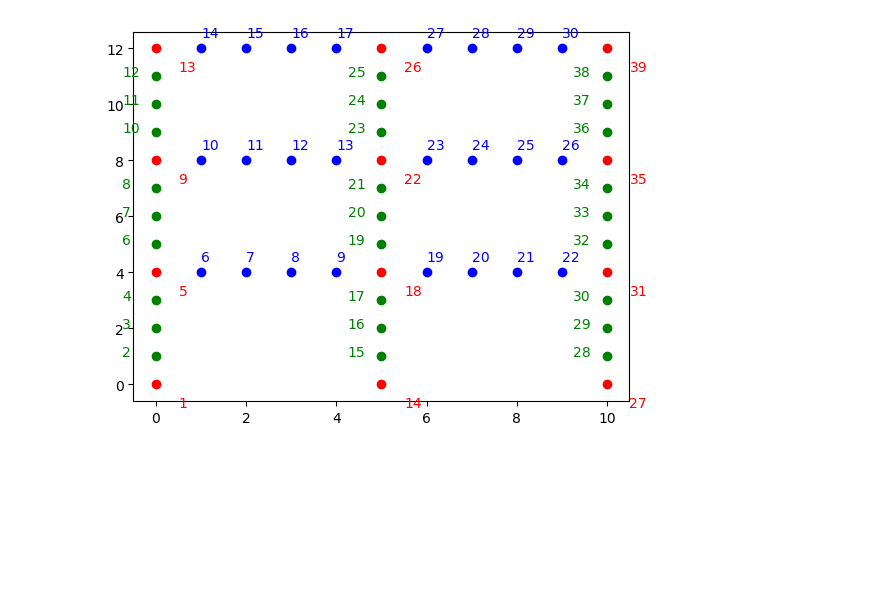
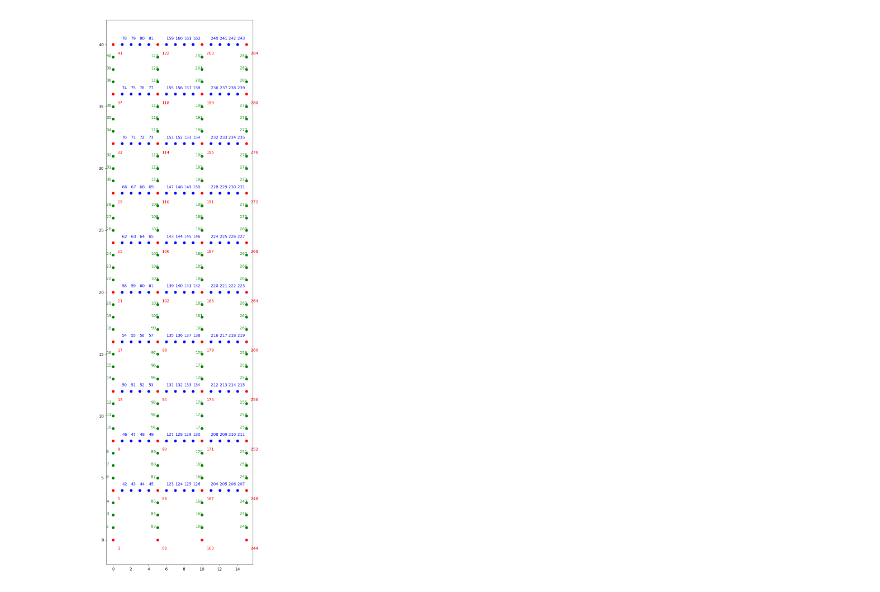
Before and after one commit to Anwar8/Blaze, a Jupyter notebook: POC/frame.ipynb, the cells around one changed output. Cells and saved outputs as stored; diff of their text form; code cells hidden in the pictures; blank space fills up the shorter version.

```diff
--- a/POC/frame.ipynb
+++ b/POC/frame.ipynb
@@ -34,7 +34,7 @@ class frame:
         for column_i in np.arange(0,self.num_bays + 1):
             self.vertices.append([])
             for floor_i in np.arange(0, self.num_floors + 1):
-                id = 1 + floor_i*(self.elements_per_floor) + column_i*(self.num_floors*self.elements_per_floor + 1)
+                id = 1 + floor_i*(self.elements_per_floor) + column_i*self.nodes_per_column_line + column_i*self.nodes_per_full_bay
                 self.vertices[column_i].append(vertix(id, column_i*self.bay_length, floor_i*self.floor_height))
 
     def calculate_bay_nodes(self):
@@ -43,7 +43,7 @@ class frame:
             starting_vertices = self.vertices[column_line_i]
             self.bay_nodes.append([])
             for vertix_i in np.arange(1, self.num_floors + 1):
-                id = starting_vertices[vertix_i].id
+                id = (column_line_i + 1)*self.nodes_per_column_line + (column_line_i) *self.nodes_per_full_bay + (vertix_i - 1) * self.nodes_per_bay
                 x0 = starting_vertices[vertix_i].x
                 y0 = starting_vertices[vertix_i].y
                 for node_i in np.arange(1,self.nodes_per_bay + 1):
@@ -66,6 +66,20 @@ class frame:
                     y = y0 + node_i*self.dy
                     self.column_nodes[column_line_i].append(vertix(id, x, y))
 
+    def find_bay_nodes(self, bay, floor):
+
+        bay_nodes = []
+
+        starting_node = 1 + floor*(self.nodes_per_column + 1) + (bay - 1)*self.nodes_per_column_line
+        ending_node = starting_node + self.nodes_per_column_line + self.nodes_per_full_bay
+        bay_nodes.append(starting_node)
+
+        for node_i in np.arange(1, self.nodes_per_bay + 1):
+            node_id = bay*self.nodes_per_column_line + (floor - 1)*self.nodes_per_bay + node_i
+            bay_nodes.append(node_id)
+        bay_nodes.append(ending_node)
+        return bay_nodes
+
 
     def plot_vertices(self):
         for column_line in self.vertices:
@@ -85,12 +99,16 @@ class frame:
                 plt.scatter(vertix.x, vertix.y, c="g")
                 plt.text(vertix.x - self.bay_length*0.15, vertix.y, f"{vertix.id}", c="g")
 # %%
-a_frame = frame(num_bays = 2, num_floors = 3, bay_length = 5, floor_height = 4, elements_per_bay = 5, elements_per_floor = 4)
+n_bays = 3
+n_floors = 10
+a_frame = frame(num_bays = n_bays, num_floors = n_floors, bay_length = 5, floor_height = 4, elements_per_bay = 5, elements_per_floor = 4)
 a_frame.calculate_vertices()
 a_frame.calculate_bay_nodes()
 a_frame.calculate_column_nodes()
 a_frame.plot_vertices()
 a_frame.plot_bay_nodes()
 a_frame.plot_column_nodes()
+plt.gcf().set_size_inches(n_bays*2, n_floors*2)
+plt.tight_layout()
 # %% [output]
-[figure, old version]
+[figure, new version]
```
Also changed, not shown: 1 other file.
